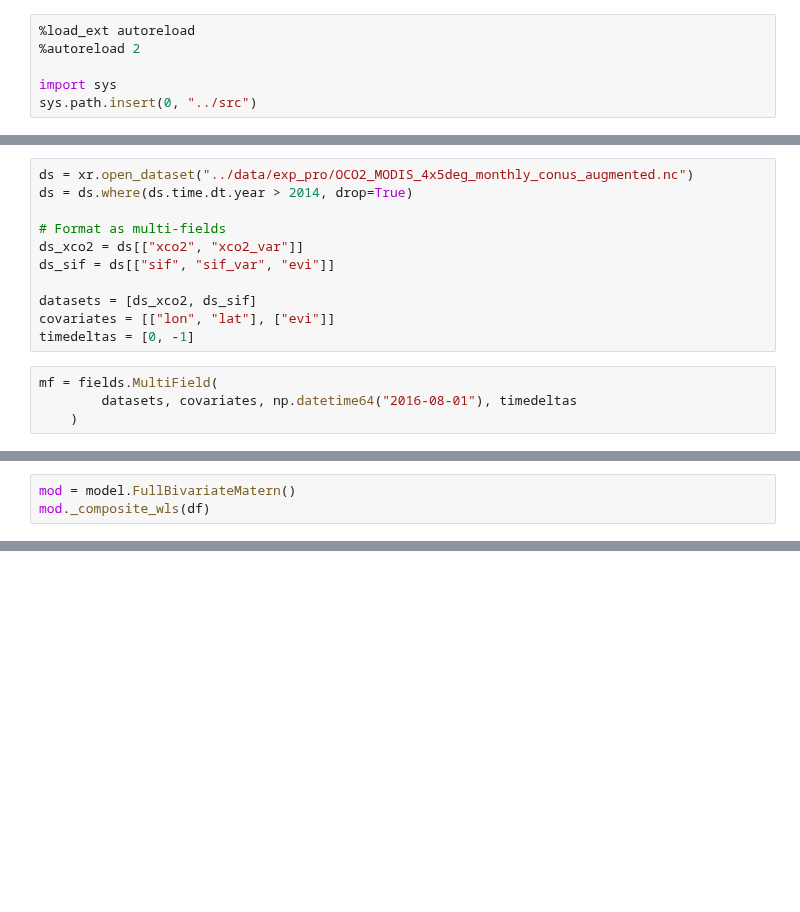
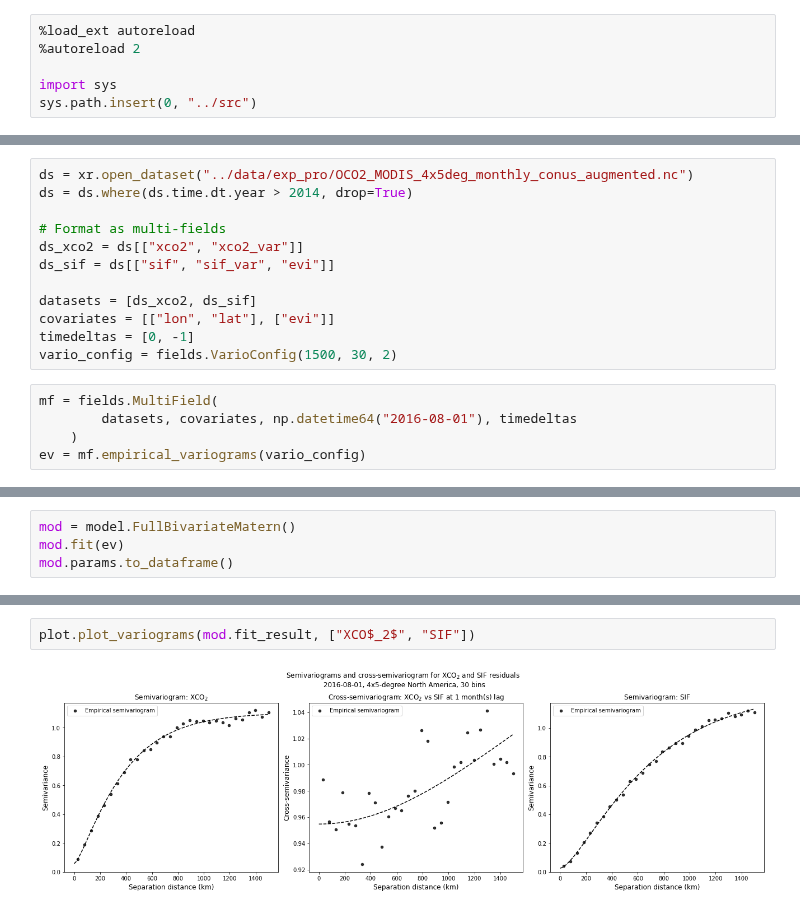
Before and after one commit to 91Mrwu/sif-xco2-cokriging, a Jupyter notebook: research/modelling_demo.ipynb, the cells around one changed output, grey strips where cells are left out. Drawn from its saved outputs; the diff is of its cells as text; blank space fills up the shorter version.

Commit message:
Update plotting with new classes api

```diff
--- a/research/modelling_demo.ipynb
+++ b/research/modelling_demo.ipynb
@@ -29,7 +25,9 @@ ds_sif = ds[["sif", "sif_var", "evi"]]
 datasets = [ds_xco2, ds_sif]
 covariates = [["lon", "lat"], ["evi"]]
 timedeltas = [0, -1]
+vario_config = fields.VarioConfig(1500, 30, 2)
 # %%
 mf = fields.MultiField(
         datasets, covariates, np.datetime64("2016-08-01"), timedeltas
     )
+ev = mf.empirical_variograms(vario_config)
@@ -38,4 +34,5 @@ df = mf.empirical_variograms(1500, 30)
 # %%
 mod = model.FullBivariateMatern()
-mod._composite_wls(df)
+mod.fit(ev)
+mod.params.to_dataframe()
 # %% [output]
@@ -60,0 +66,4 @@ mod.variograms(h)
+# %%
+plot.plot_variograms(mod.fit_result, ["XCO$_2$", "SIF"])
+# %% [output]
+[figure, added]
```
Also changed, not shown: parts of 7 cells of this notebook, 5 other files.
